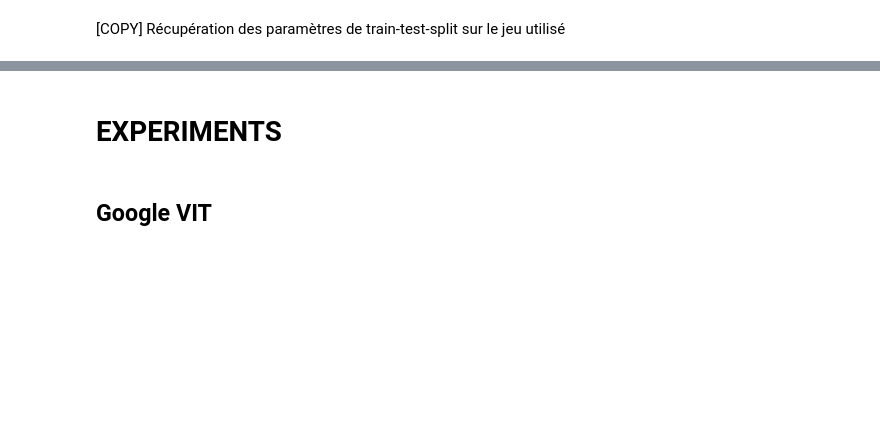
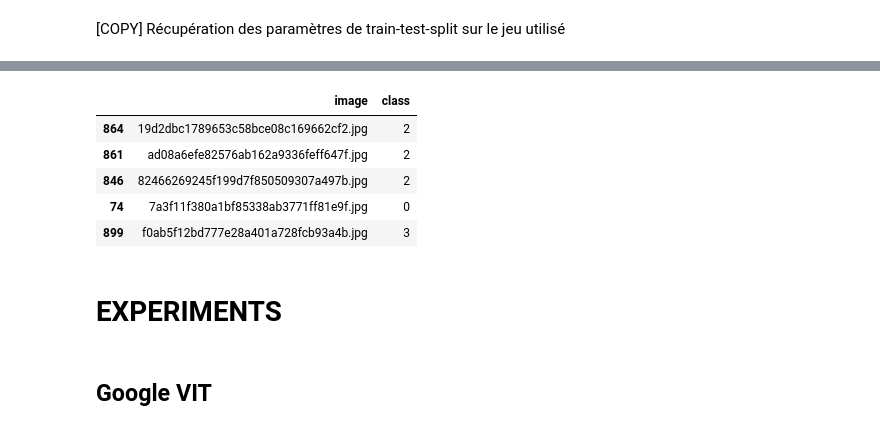
Before and after one commit to Hedredo/oc_p9, a Jupyter notebook: notebook-torch/experiment.ipynb, the cells around one changed output, grey strips where cells are left out. Drawn from its saved outputs; the diff is of its cells as text; code cells hidden in the pictures; blank space fills up the shorter version.

```diff
--- a/notebook-torch/experiment.ipynb
+++ b/notebook-torch/experiment.ipynb
@@ -87,2 +48,10 @@ models = [
 # %% [markdown]
 [COPY] Récupération des paramètres de train-test-split sur le jeu utilisé
+# %%
+# Assign the folder path containing the images
+IMAGE_FOLDER = ROOT_FOLDER / "data" / "images"
+IMAGE_TEST = ROOT_FOLDER / "data" / "images" / "2aaa6083689193df5ab01fe37dea1b5e.jpg"
+# Assign the folder path containing the former H5 efficientnet weights
+ARTIFACTS_FOLDER = ROOT_FOLDER / "artifacts"
+# Assign the folder path with the pickle dataset with labels, images filenames and metadata
+DATASET_PATH = ROOT_FOLDER / "data" / "dataset_cleaned.pkl"
@@ -128,6 +115,12 @@ train.head(5)
 # %%
-# image dir
-image_dir = '/home/hedredo/github/oc_p9/data/images/'
+test.head(5)
+# %% [output]
+|  | image | class |
+| 864 | 19d2dbc1789653c58bce08c169662cf2.jpg | 2 |
+| 861 | ad08a6efe82576ab162a9336feff647f.jpg | 2 |
+| 846 | 82466269245f199d7f850509307a497b.jpg | 2 |
+| 74 | 7a3f11f380a1bf85338ab3771ff81e9f.jpg | 0 |
+| 899 | f0ab5f12bd777e28a401a728fcb93a4b.jpg | 3 |
 # %%
 # Block DataLoader
 class ImageDataset(Dataset):
```
Also changed, not shown: parts of 20 cells of this notebook, 2 other files.
